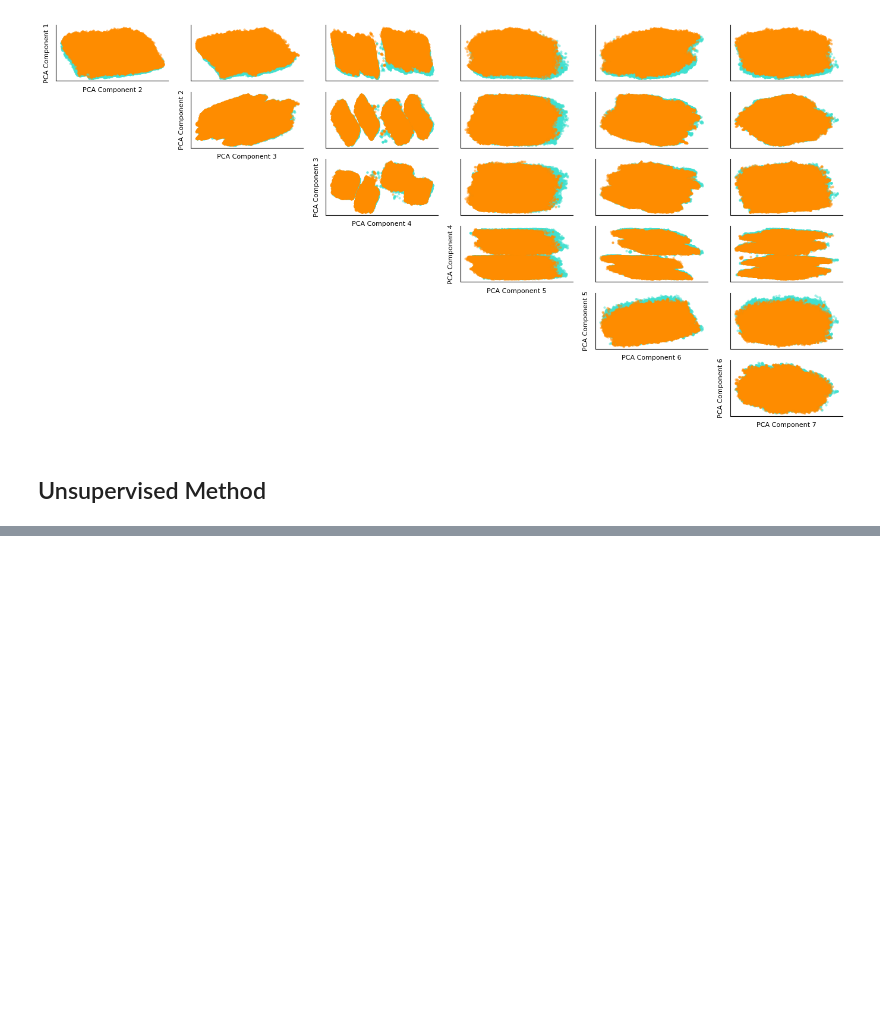
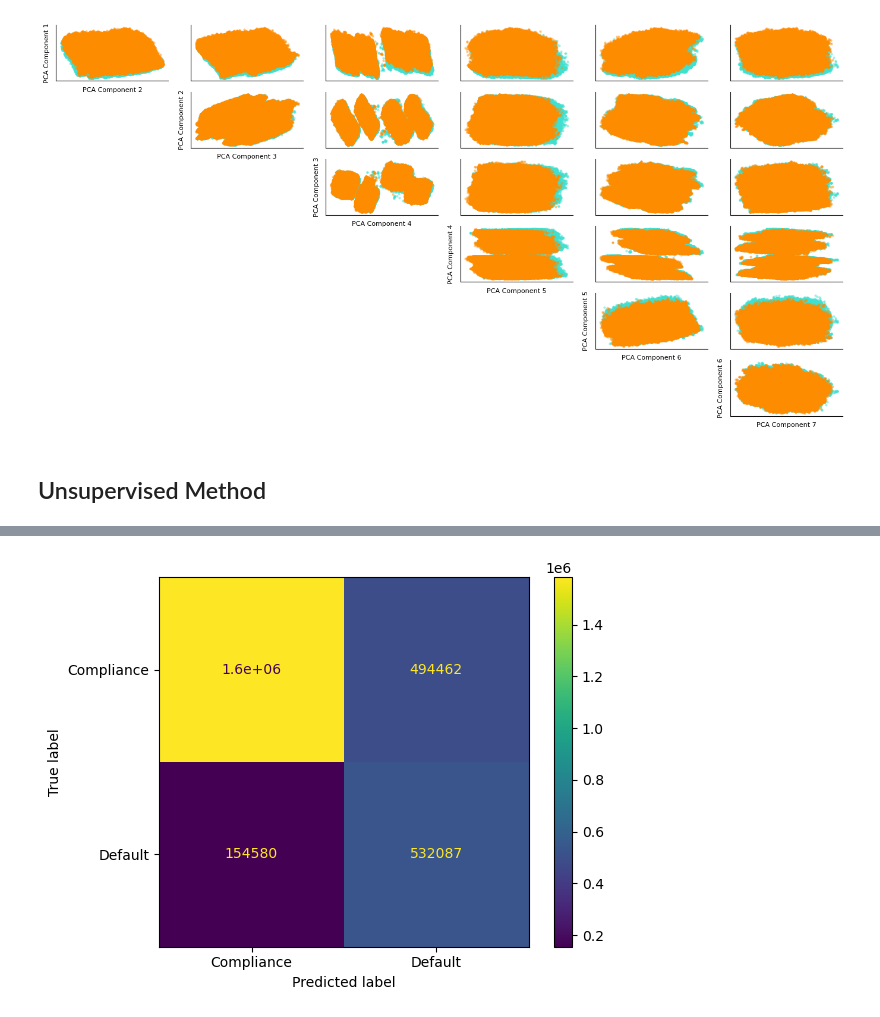
Before and after one commit to ehhdang/AMEX-Default-Prediction, a Jupyter notebook: amex_book.ipynb, the cells around one changed output, grey strips where cells are left out. Saved outputs shown, nothing was run; the diff lists cells and outputs as text; code cells hidden in the pictures; blank space fills up the shorter version.

Commit message:
add kmeans code, external analysis (confusion matrix), internal analysis (silhouette score)

```diff
--- a/amex_book.ipynb
+++ b/amex_book.ipynb
@@ -110,0 +180,2 @@ numerical_data = train_data.iloc[:,2:]
+# %%
+numerical_test_data = test_data.iloc[:,2:]
@@ -129,0 +204,4 @@ array([0.1977094 , 0.11889754, 0.08330779, 0.0619596 , 0.05760628,
+# %%
+pca_99 = PCA(n_components=0.99)
+pca_train_components = pca_99.fit(numerical_data).transform(numerical_data)
+pca_test_components = pca_99.transform(numerical_test_data)
@@ -235,3 +323,4 @@ plt.show()
 # %%
 # use the data that have been project onto 42 PCA components
-data = data_r
+data = pd.read_parquet('dataset/pca/95Variance/train_data.parquet').values
+kmeans = KMeans(n_clusters=2).fit(data)
@@ -242,0 +349,6 @@ kmeans = KMeans(n_clusters=2).fit(data)
+# %%
+# kmeans on test data
+predicts = kmeans.predict(pca_test_components) ^ 1
+
+# load the ground truths
+truths = pd.read_parquet('dataset/normalized/test_labels.parquet')['target'].values
@@ -242,0 +388,7 @@ kmeans = KMeans(n_clusters=2).fit(data)
+# %%
+cm = confusion_matrix(truths, predicts)
+cm_display = ConfusionMatrixDisplay(confusion_matrix=cm, display_labels=["Compliance", "Default"])
+cm_display.plot()
+plt.show()
+# %% [output]
+[figure, added]
```
Also changed, not shown: parts of 40 cells of this notebook, 1 other file.
